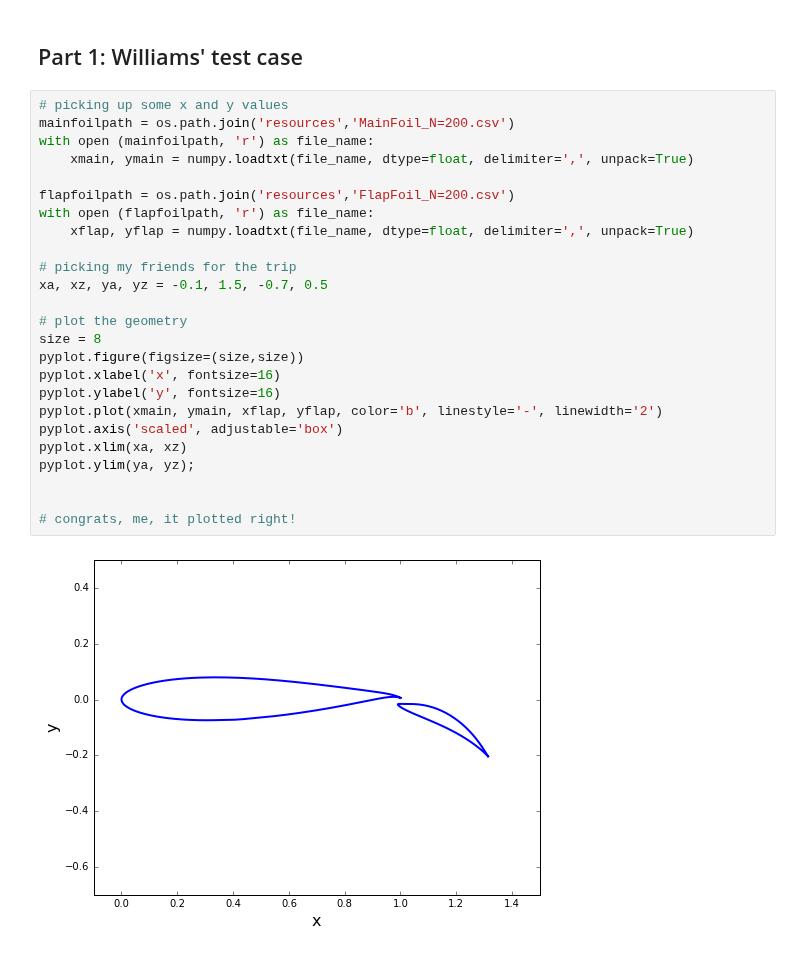
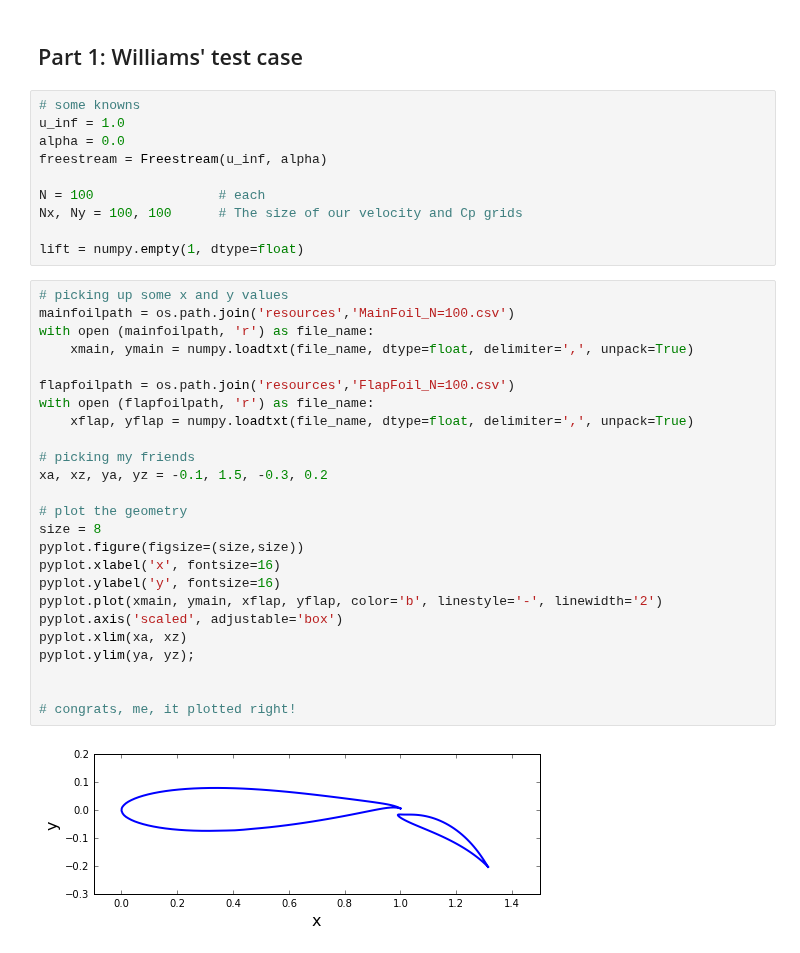
Before and after one commit to lpgleaves/mae6226-workspace, a Jupyter notebook: assignment-03.ipynb, the cells around one changed output. Drawn from its saved outputs; the diff is of its cells as text.

```diff
--- a/assignment-03.ipynb
+++ b/assignment-03.ipynb
@@ -13,30 +13,40 @@ import numpy
 from scipy import integrate, linalg
 # %% [markdown]
 ## Part 1: Williams' test case
+# %%
+# some knowns
+u_inf = 1.0
+alpha = 0.0
+freestream = Freestream(u_inf, alpha)
+
+N = 100                # each
+Nx, Ny = 100, 100      # The size of our velocity and Cp grids
+
+lift = numpy.empty(1, dtype=float)
 # %%
 # picking up some x and y values
-mainfoilpath = os.path.join('resources','MainFoil_N=200.csv')
+mainfoilpath = os.path.join('resources','MainFoil_N=100.csv')
 with open (mainfoilpath, 'r') as file_name:
     xmain, ymain = numpy.loadtxt(file_name, dtype=float, delimiter=',', unpack=True)
 
-flapfoilpath = os.path.join('resources','FlapFoil_N=200.csv')
+flapfoilpath = os.path.join('resources','FlapFoil_N=100.csv')
 with open (flapfoilpath, 'r') as file_name:
     xflap, yflap = numpy.loadtxt(file_name, dtype=float, delimiter=',', unpack=True)
 
-# picking my friends for the trip
-xa, xz, ya, yz = -0.1, 1.5, -0.7, 0.5
+# picking my friends
+xa, xz, ya, yz = -0.1, 1.5, -0.3, 0.2
 
 # plot the geometry
 size = 8
 pyplot.figure(figsize=(size,size))
 pyplot.xlabel('x', fontsize=16)
 pyplot.ylabel('y', fontsize=16)
 pyplot.plot(xmain, ymain, xflap, yflap, color='b', linestyle='-', linewidth='2')
 pyplot.axis('scaled', adjustable='box')
 pyplot.xlim(xa, xz)
 pyplot.ylim(ya, yz);
 
 
 # congrats, me, it plotted right!
 # %% [output]
-[figure, old version]
+[figure, new version]
```
Also changed, not shown: parts of 15 cells of this notebook, 1 other file.
